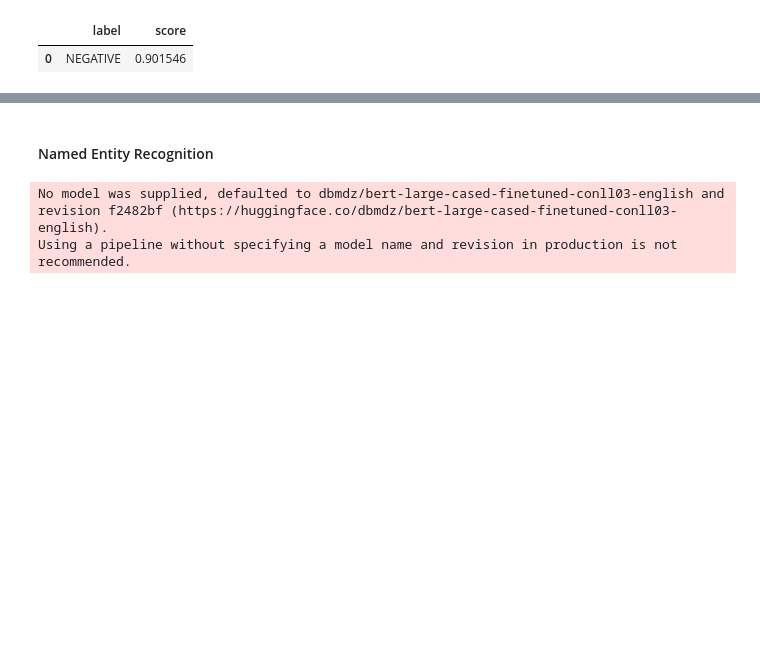
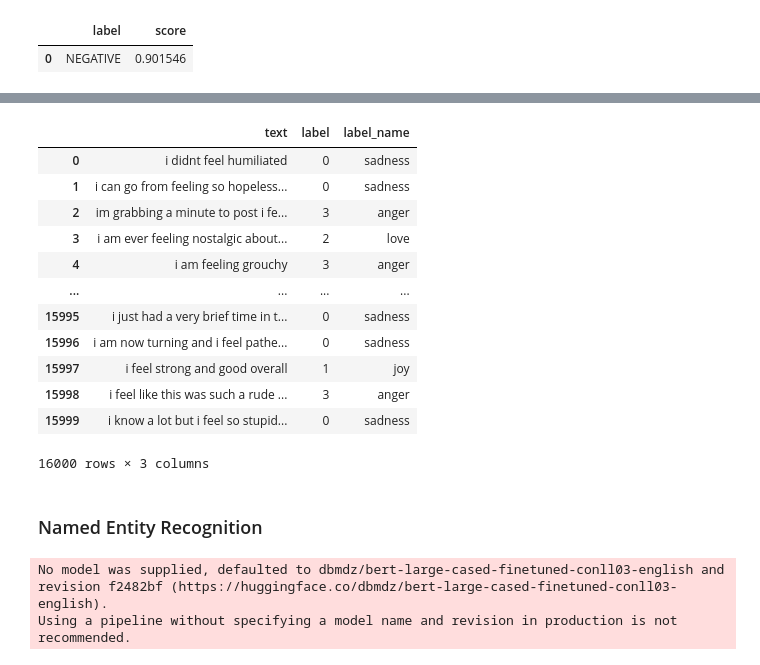
Before and after one commit to mmaghajani/transformers-up-and-running, a Jupyter notebook: Transformers_Huggignface.ipynb, the cells around one changed output, grey strips where cells are left out. Drawn from its saved outputs; the diff is of its cells as text; code cells hidden in the pictures; blank space fills up the shorter version.

Commit message:
add datasets

```diff
--- a/Transformers_Huggignface.ipynb
+++ b/Transformers_Huggignface.ipynb
@@ -32,0 +38,3 @@ pd.DataFrame(outputs)
+# %%
+emotions = load_dataset("emotion")
+emotions
@@ -32,0 +69,4 @@ pd.DataFrame(outputs)
+# %%
+emotions.set_format(type='pandas')
+df = emotions['train'][:]
+df
@@ -33,5 +87,22 @@ pd.DataFrame(outputs)
+# %%
+df['label_name'] = [emotions['train'].features['label'].int2str(label_id) for label_id in df['label']]
+df
+# %% [output]
+|  | text | label | label_name |
+| 0 | i didnt feel humiliated | 0 | sadness |
+| 1 | i can go from feeling so hopeless... | 0 | sadness |
+| 2 | im grabbing a minute to post i fe... | 3 | anger |
+| 3 | i am ever feeling nostalgic about... | 2 | love |
+| 4 | i am feeling grouchy | 3 | anger |
+| ... | ... | ... | ... |
+| 15995 | i just had a very brief time in t... | 0 | sadness |
+| 15996 | i am now turning and i feel pathe... | 0 | sadness |
+| 15997 | i feel strong and good overall | 1 | joy |
+| 15998 | i feel like this was such a rude ... | 3 | anger |
+| 15999 | i know a lot but i feel so stupid... | 0 | sadness |
+16000 rows × 3 columns
 # %% [markdown]
-#### Named Entity Recognition
+### Named Entity Recognition
 # %%
 ner_tagger = pipeline("ner", aggregation_strategy="simple")
 # %% [output]
```
Also changed, not shown: parts of 13 cells of this notebook.
